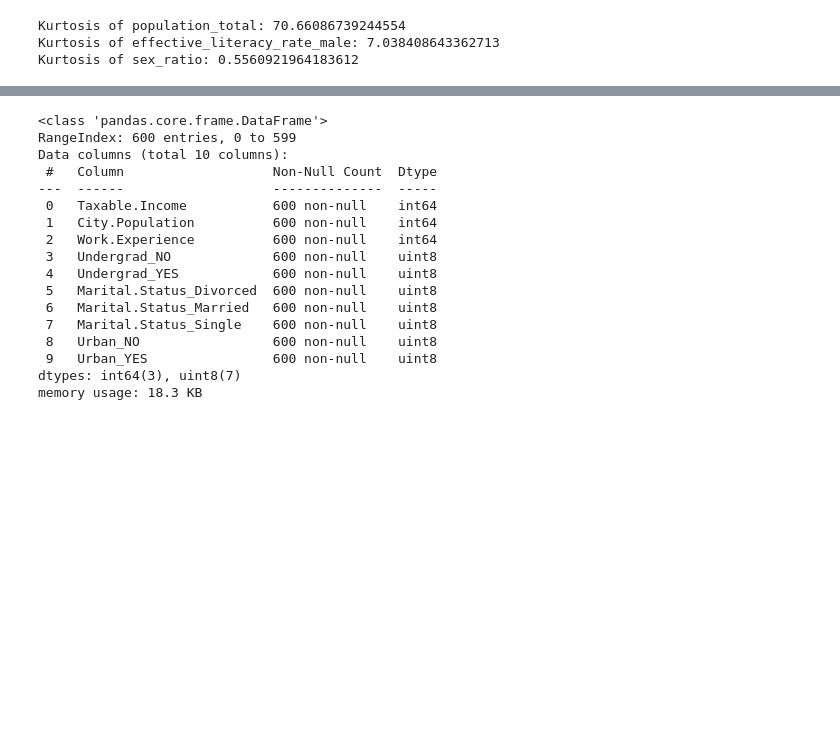
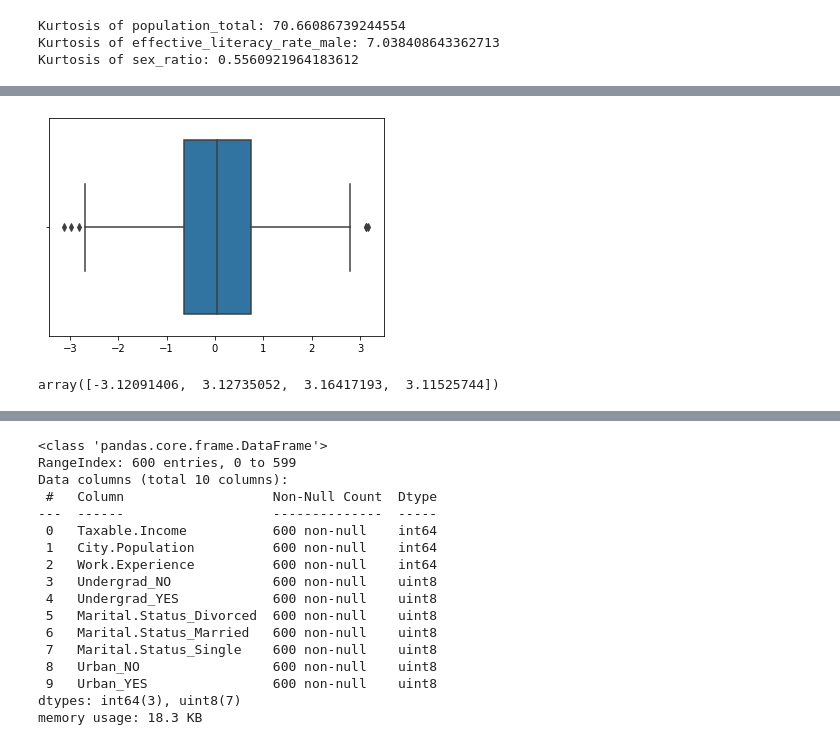
Before and after one commit to EasonLiaw/Study-Notes, a Jupyter notebook: Statistics/Basic Statistics Concepts - Part 3.ipynb, the cells around one changed output, grey strips where cells are left out. Saved outputs shown, nothing was run; the diff lists cells and outputs as text; code cells hidden in the pictures; blank space fills up the shorter version.

```diff
--- a/Statistics/Basic Statistics Concepts - Part 3.ipynb
+++ b/Statistics/Basic Statistics Concepts - Part 3.ipynb
@@ -66,0 +94,2 @@ Kurtosis of sex_ratio: 0.5560921964183612
+# %%
+normal_values = np.random.normal(size=1000)
@@ -66,0 +109,13 @@ Kurtosis of sex_ratio: 0.5560921964183612
+# %%
+sns.boxplot(x = normal_values)
+plt.show()
+# %% [output]
+[figure, added]
+# %%
+# Outliers from Gaussian distribution
+lower_threshold = np.mean(normal_values) - 3 * np.std(normal_values)
+upper_threshold = np.mean(normal_values) + 3 * np.std(normal_values)
+outliers = normal_values[(normal_values > upper_threshold) | (normal_values < lower_threshold)]
+outliers
+# %% [output]
+array([-3.12091406,  3.12735052,  3.16417193,  3.11525744])
```
Also changed, not shown: parts of 9 cells of this notebook, 3 other files.
